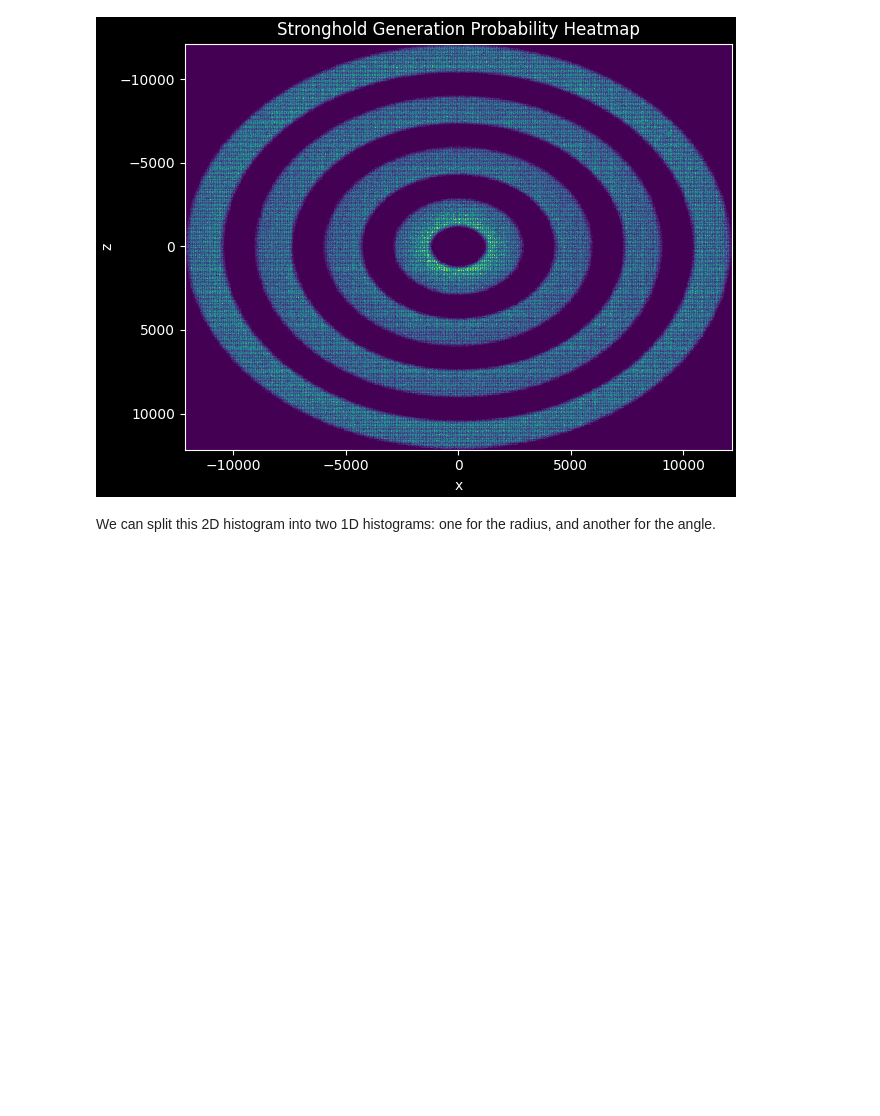
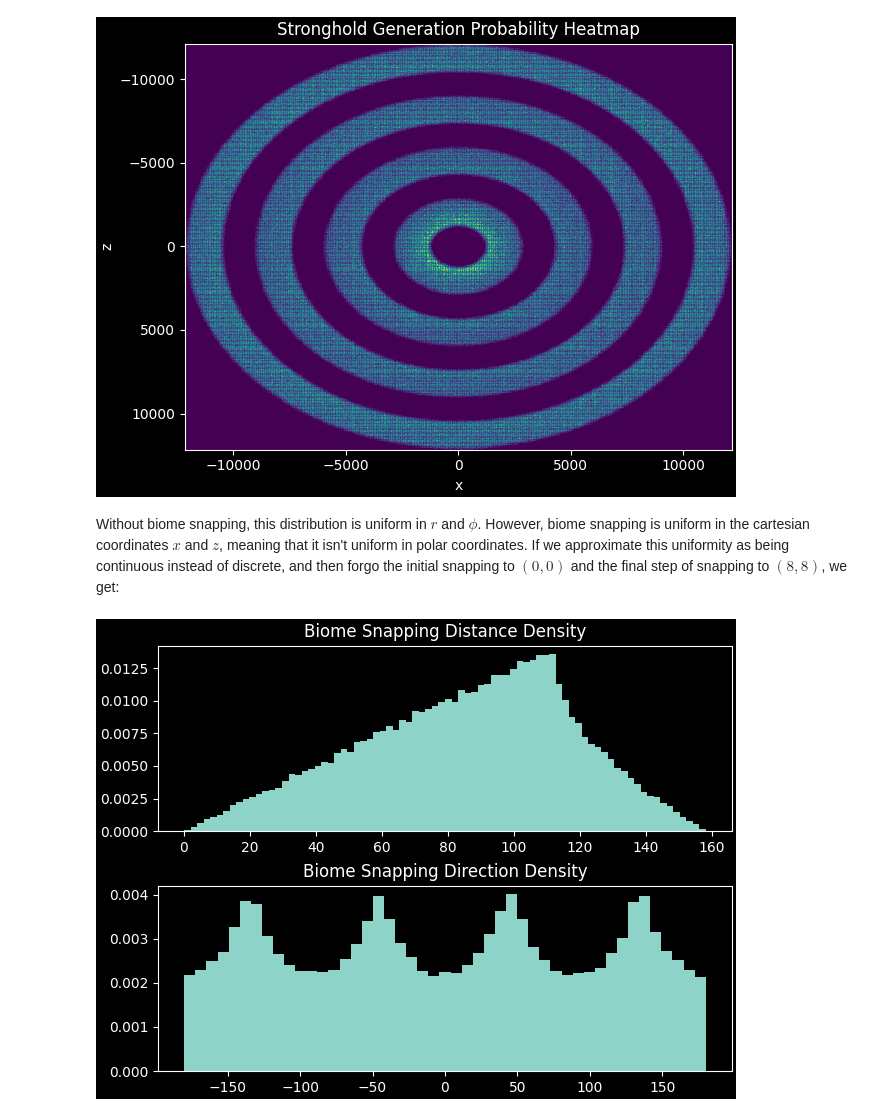
Before and after one commit to badooga/strongholds, a Jupyter notebook: 2. generation.ipynb, the cells around one changed output. Drawn from its saved outputs; the diff is of its cells as text; code cells hidden in the pictures; blank space fills up the shorter version.

```diff
--- a/2. generation.ipynb
+++ b/2. generation.ipynb
@@ -57,5 +57,19 @@ ring_hist2d = ax2.hist2d(ring_map.real, ring_map.imag, bins=600)
 mplt.flip_zaxis(ax2)
 # %% [output]
 [figure]
-# %% [markdown]
-We can split this 2D histogram into two 1D histograms: one for the radius, and another for the angle.
+# %% [markdown]
+Without biome snapping, this distribution is uniform in $r$ and $\phi$. However, biome snapping is uniform in the cartesian coordinates $x$ and $z$, meaning that it isn't uniform in polar coordinates. If we approximate this uniformity as being continuous instead of discrete, and then forgo the initial snapping to $(0, 0)$ and the final step of snapping to $(8, 8)$, we get:
+# %%
+fig4, ax4 = plt.subplots(2, 1, constrained_layout=True)
+ax4[0].set_title("Biome Snapping Distance Density")
+ax4[1].set_title("Biome Snapping Direction Density")
+
+biome_snap = fixed_rng.uniform(-7, 7, (2, 10**5))
+biome_snap = 16*(biome_snap[0] + 1j * biome_snap[1])
+
+biome_snap_d, biome_snap_angle = np.abs(biome_snap), np.angle(biome_snap, deg=True)
+
+biome_snap_d_hist = ax4[0].hist(biome_snap_d, bins="auto", density=True)
+biome_snap_angle_hist = ax4[1].hist(biome_snap_angle, bins="auto", density=True)
+# %% [output]
+[figure, added]
```
Also changed, not shown: parts of 11 cells of this notebook.
